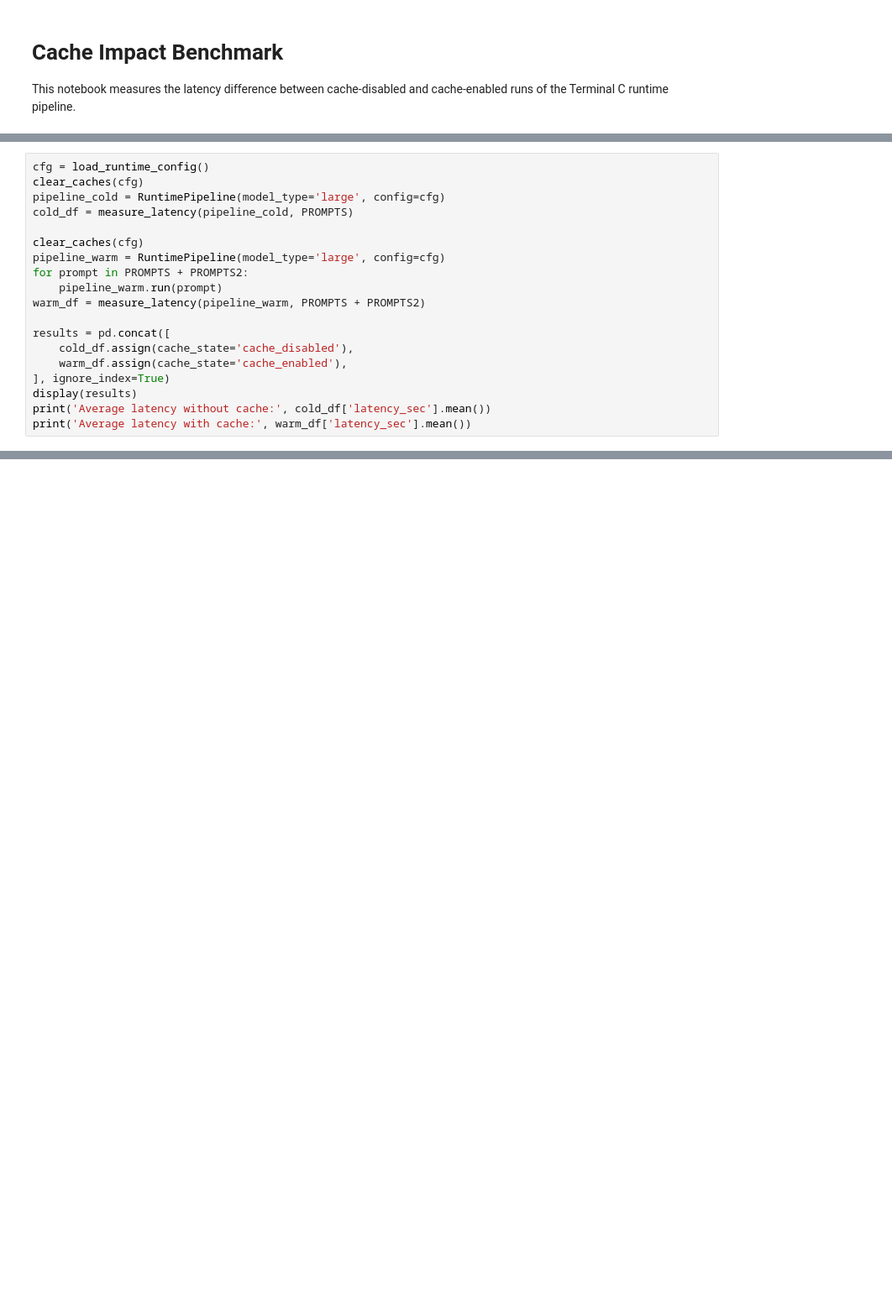
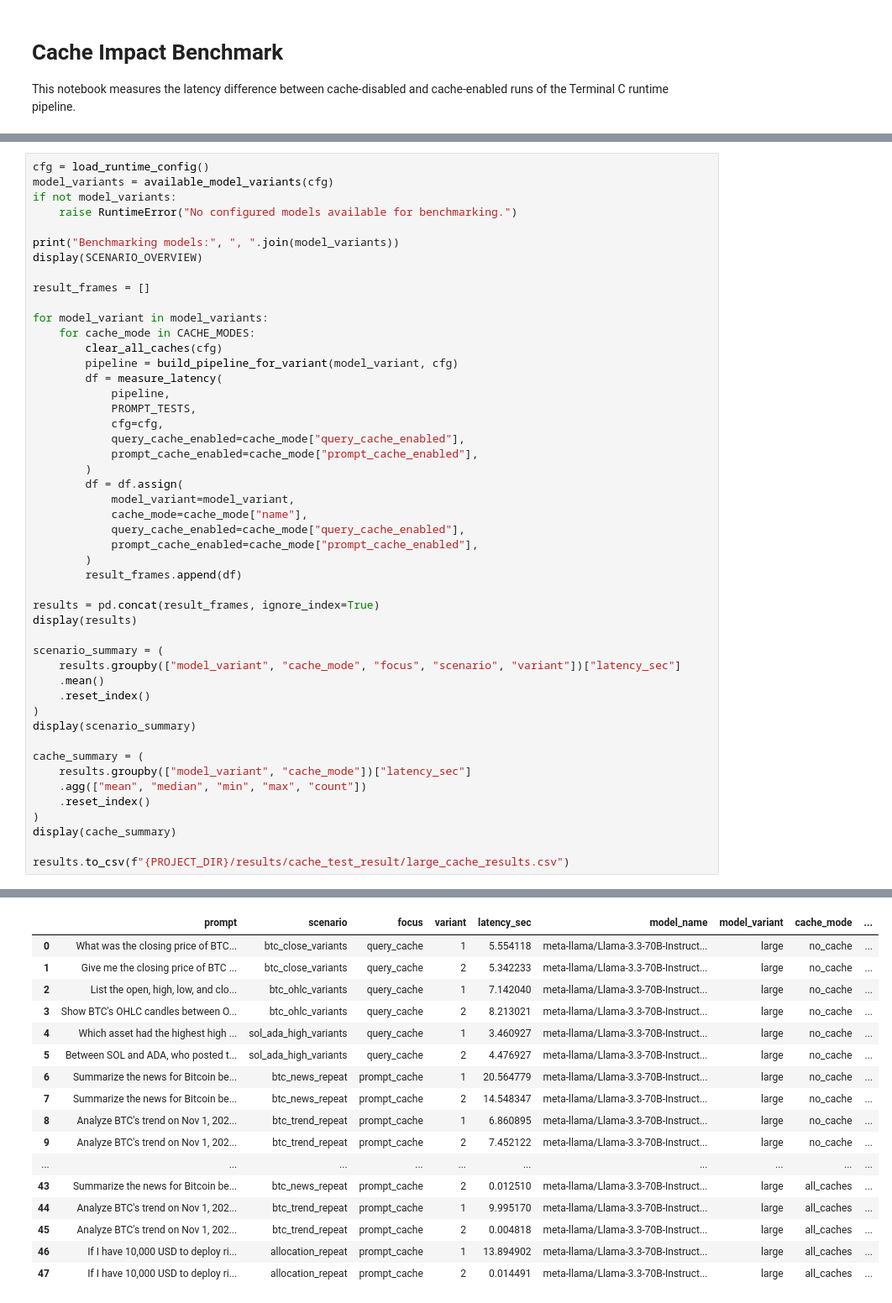
Before and after one commit to Shawn-Kim96/terminalC, a Jupyter notebook: notebooks/4.0-testing_performance.ipynb, the cells around one changed output, grey strips where cells are left out. Shown at 84% size. Drawn from its saved outputs; the diff is of its cells as text; blank space fills up the shorter version.

```diff
--- a/notebooks/4.0-testing_performance.ipynb
+++ b/notebooks/4.0-testing_performance.ipynb
@@ -46,19 +18,0 @@ def measure_latency(pipeline, prompts):
-# %%
-cfg = load_runtime_config()
-clear_caches(cfg)
-pipeline_cold = RuntimePipeline(model_type='large', config=cfg)
-cold_df = measure_latency(pipeline_cold, PROMPTS)
-
-clear_caches(cfg)
-pipeline_warm = RuntimePipeline(model_type='large', config=cfg)
-for prompt in PROMPTS + PROMPTS2:
-    pipeline_warm.run(prompt)
-warm_df = measure_latency(pipeline_warm, PROMPTS + PROMPTS2)
-
-results = pd.concat([
-    cold_df.assign(cache_state='cache_disabled'),
-    warm_df.assign(cache_state='cache_enabled'),
-], ignore_index=True)
-display(results)
-print('Average latency without cache:', cold_df['latency_sec'].mean())
-print('Average latency with cache:', warm_df['latency_sec'].mean())
@@ -66,0 +191,49 @@ ReadTimeout: HTTPSConnectionPool(host='router.huggingface.co', port=443): Read t
+# %%
+cfg = load_runtime_config()
+model_variants = available_model_variants(cfg)
+if not model_variants:
+    raise RuntimeError("No configured models available for benchmarking.")
+
+print("Benchmarking models:", ", ".join(model_variants))
+display(SCENARIO_OVERVIEW)
+
+result_frames = []
+
+for model_variant in model_variants:
+    for cache_mode in CACHE_MODES:
+        clear_all_caches(cfg)
+        pipeline = build_pipeline_for_variant(model_variant, cfg)
+        df = measure_latency(
+            pipeline,
+            PROMPT_TESTS,
+            cfg=cfg,
+            query_cache_enabled=cache_mode["query_cache_enabled"],
+            prompt_cache_enabled=cache_mode["prompt_cache_enabled"],
+        )
+        df = df.assign(
+            model_variant=model_variant,
+            cache_mode=cache_mode["name"],
+            query_cache_enabled=cache_mode["query_cache_enabled"],
+            prompt_cache_enabled=cache_mode["prompt_cache_enabled"],
+        )
+        result_frames.append(df)
+
+results = pd.concat(result_frames, ignore_index=True)
+display(results)
+
+scenario_summary = (
+    results.groupby(["model_variant", "cache_mode", "focus", "scenario", "variant"])["latency_sec"]
+    .mean()
+    .reset_index()
+)
+display(scenario_summary)
+
+cache_summary = (
+    results.groupby(["model_variant", "cache_mode"])["latency_sec"]
+    .agg(["mean", "median", "min", "max", "count"])
+    .reset_index()
+)
+display(cache_summary)
+
+results.to_csv(f"{PROJECT_DIR}/results/cache_test_result/large_cache_results.csv")
+# %% [output]
@@ -66,0 +248,17 @@ ReadTimeout: HTTPSConnectionPool(host='router.huggingface.co', port=443): Read t
+|  | prompt | scenario | focus | variant | latency_sec | model_name | model_variant | cache_mode | ... |
+| 0 | What was the closing price of BTC... | btc_close_variants | query_cache | 1 | 5.554118 | meta-llama/Llama-3.3-70B-Instruct... | large | no_cache | ... |
+| 1 | Give me the closing price of BTC ... | btc_close_variants | query_cache | 2 | 5.342233 | meta-llama/Llama-3.3-70B-Instruct... | large | no_cache | ... |
+| 2 | List the open, high, low, and clo... | btc_ohlc_variants | query_cache | 1 | 7.142040 | meta-llama/Llama-3.3-70B-Instruct... | large | no_cache | ... |
+| 3 | Show BTC's OHLC candles between O... | btc_ohlc_variants | query_cache | 2 | 8.213021 | meta-llama/Llama-3.3-70B-Instruct... | large | no_cache | ... |
+| 4 | Which asset had the highest high ... | sol_ada_high_variants | query_cache | 1 | 3.460927 | meta-llama/Llama-3.3-70B-Instruct... | large | no_cache | ... |
+| 5 | Between SOL and ADA, who posted t... | sol_ada_high_variants | query_cache | 2 | 4.476927 | meta-llama/Llama-3.3-70B-Instruct... | large | no_cache | ... |
+| 6 | Summarize the news for Bitcoin be... | btc_news_repeat | prompt_cache | 1 | 20.564779 | meta-llama/Llama-3.3-70B-Instruct... | large | no_cache | ... |
+| 7 | Summarize the news for Bitcoin be... | btc_news_repeat | prompt_cache | 2 | 14.548347 | meta-llama/Llama-3.3-70B-Instruct... | large | no_cache | ... |
+| 8 | Analyze BTC's trend on Nov 1, 202... | btc_trend_repeat | prompt_cache | 1 | 6.860895 | meta-llama/Llama-3.3-70B-Instruct... | large | no_cache | ... |
+| 9 | Analyze BTC's trend on Nov 1, 202... | btc_trend_repeat | prompt_cache | 2 | 7.452122 | meta-llama/Llama-3.3-70B-Instruct... | large | no_cache | ... |
+| ... | ... | ... | ... | ... | ... | ... | ... | ... | ... |
+| 43 | Summarize the news for Bitcoin be... | btc_news_repeat | prompt_cache | 2 | 0.012510 | meta-llama/Llama-3.3-70B-Instruct... | large | all_caches | ... |
+| 44 | Analyze BTC's trend on Nov 1, 202... | btc_trend_repeat | prompt_cache | 1 | 9.995170 | meta-llama/Llama-3.3-70B-Instruct... | large | all_caches | ... |
+| 45 | Analyze BTC's trend on Nov 1, 202... | btc_trend_repeat | prompt_cache | 2 | 0.004818 | meta-llama/Llama-3.3-70B-Instruct... | large | all_caches | ... |
+| 46 | If I have 10,000 USD to deploy ri... | allocation_repeat | prompt_cache | 1 | 13.894902 | meta-llama/Llama-3.3-70B-Instruct... | large | all_caches | ... |
+| 47 | If I have 10,000 USD to deploy ri... | allocation_repeat | prompt_cache | 2 | 0.014491 | meta-llama/Llama-3.3-70B-Instruct... | large | all_caches | ... |
```
Also changed, not shown: parts of 5 cells of this notebook, 12 other files.
